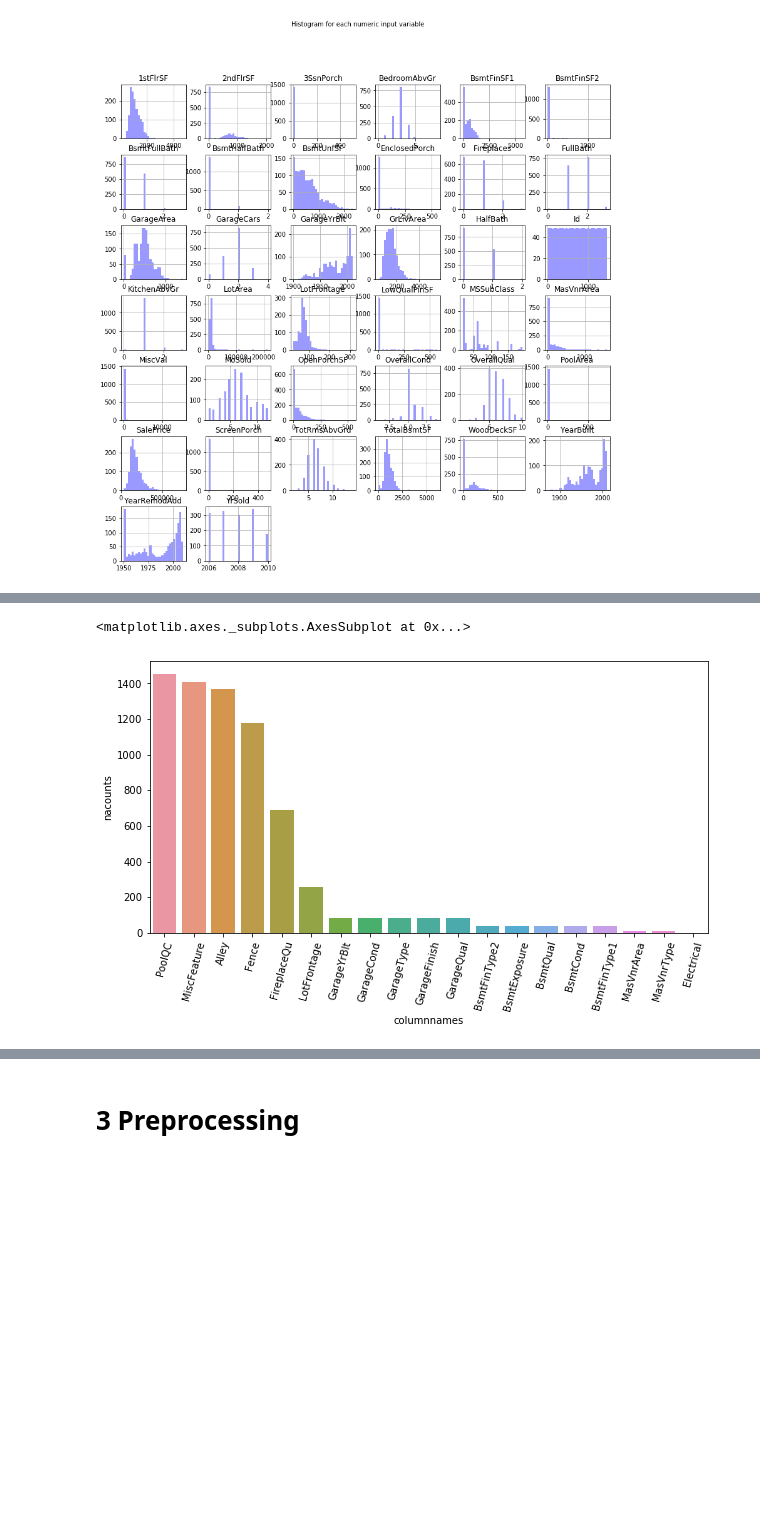
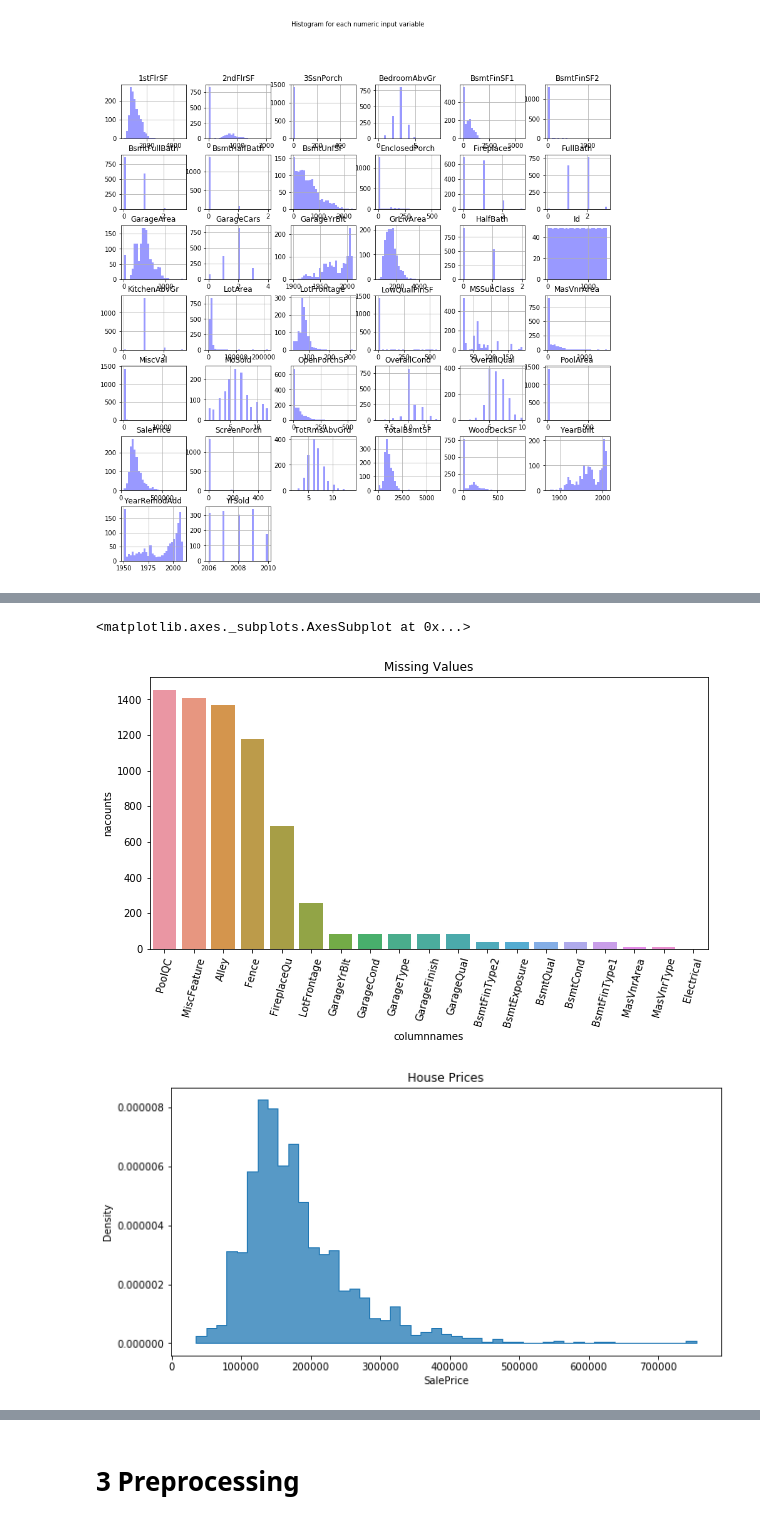
Before and after one commit to flo7up/relataly-public-python-tutorials, a Jupyter notebook: 024 Predicting House Prices using Support Vector Machines and Cross-Validation.ipynb, the cells around one changed output, grey strips where cells are left out. Cells and saved outputs as stored; diff of their text form; code cells hidden in the pictures; blank space fills up the shorter version.

```diff
--- a/024 Predicting House Prices using Support Vector Machines and Cross-Validation.ipynb
+++ b/024 Predicting House Prices using Support Vector Machines and Cross-Validation.ipynb
@@ -95,12 +95,20 @@ Name: Utilities, dtype: int64
 [figure]
 # %%
 # Print NA Values for Categorical Columns
+counts = df.isna().sum()
 data = {'columnnames':counts.index.values, 'nacounts':counts.values}
 plt.figure(figsize=(10, 5))
 plt.xticks(rotation=75)
+plt.title('Missing Values')
 df_na_counts = pd.DataFrame(data).sort_values(by='nacounts', ascending=False)
 df_na_counts_filtered = df_na_counts[df_na_counts['nacounts'] > 0]
 sns.barplot(y='nacounts', x='columnnames', orient='v', data=df_na_counts_filtered)
+
+# Histogram of House Prices
+plt.figure(figsize=(10, 5))
+plt.title('House Prices')
+sns.histplot(data=df['SalePrice'], element="step", stat="density", common_norm=False)
 # %% [output]
 <matplotlib.axes._subplots.AxesSubplot at 0x...>
-[figure, old version]
+[figure, new version]
+[figure, added]
```
Also changed, not shown: parts of 3 cells of this notebook.
